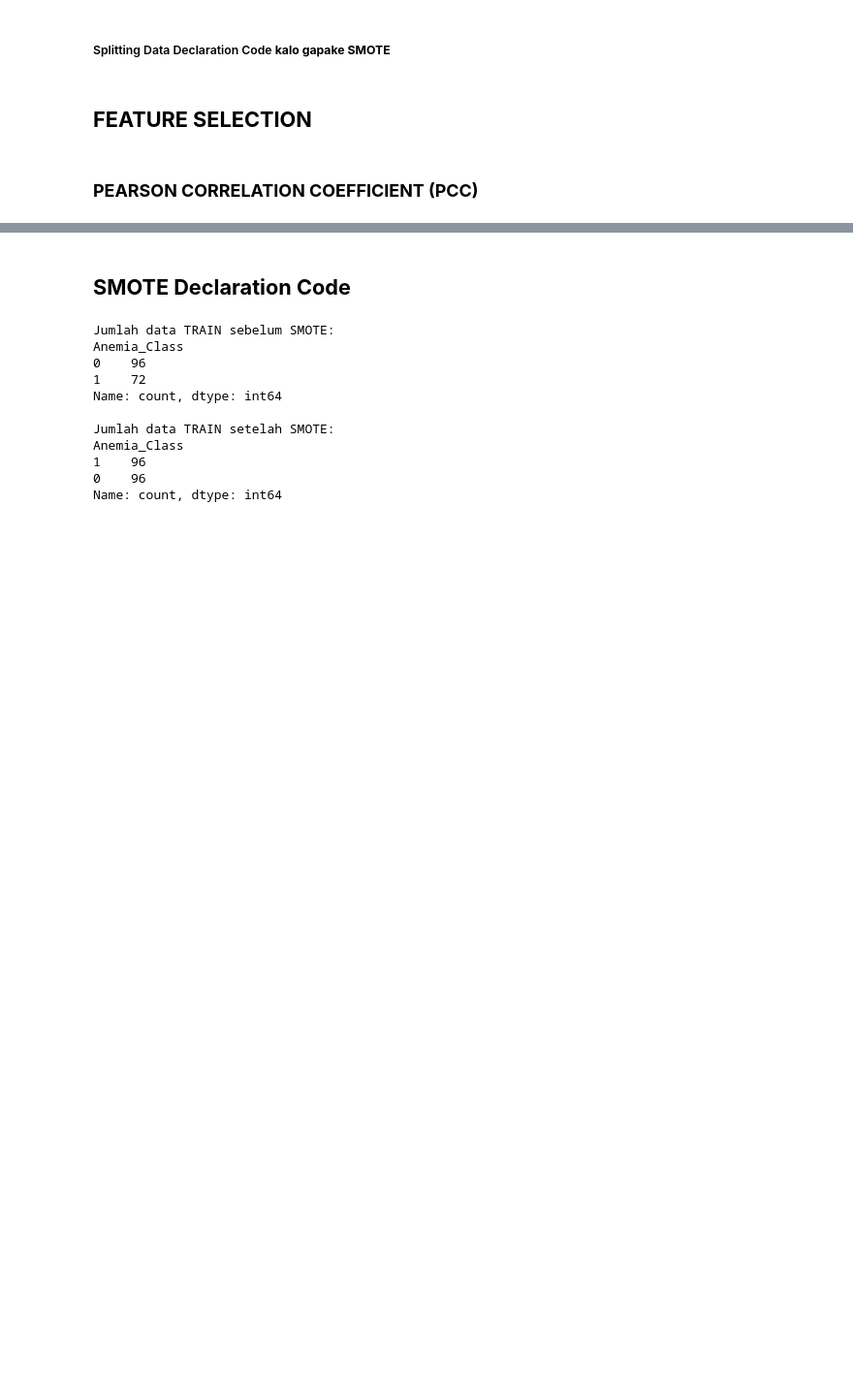
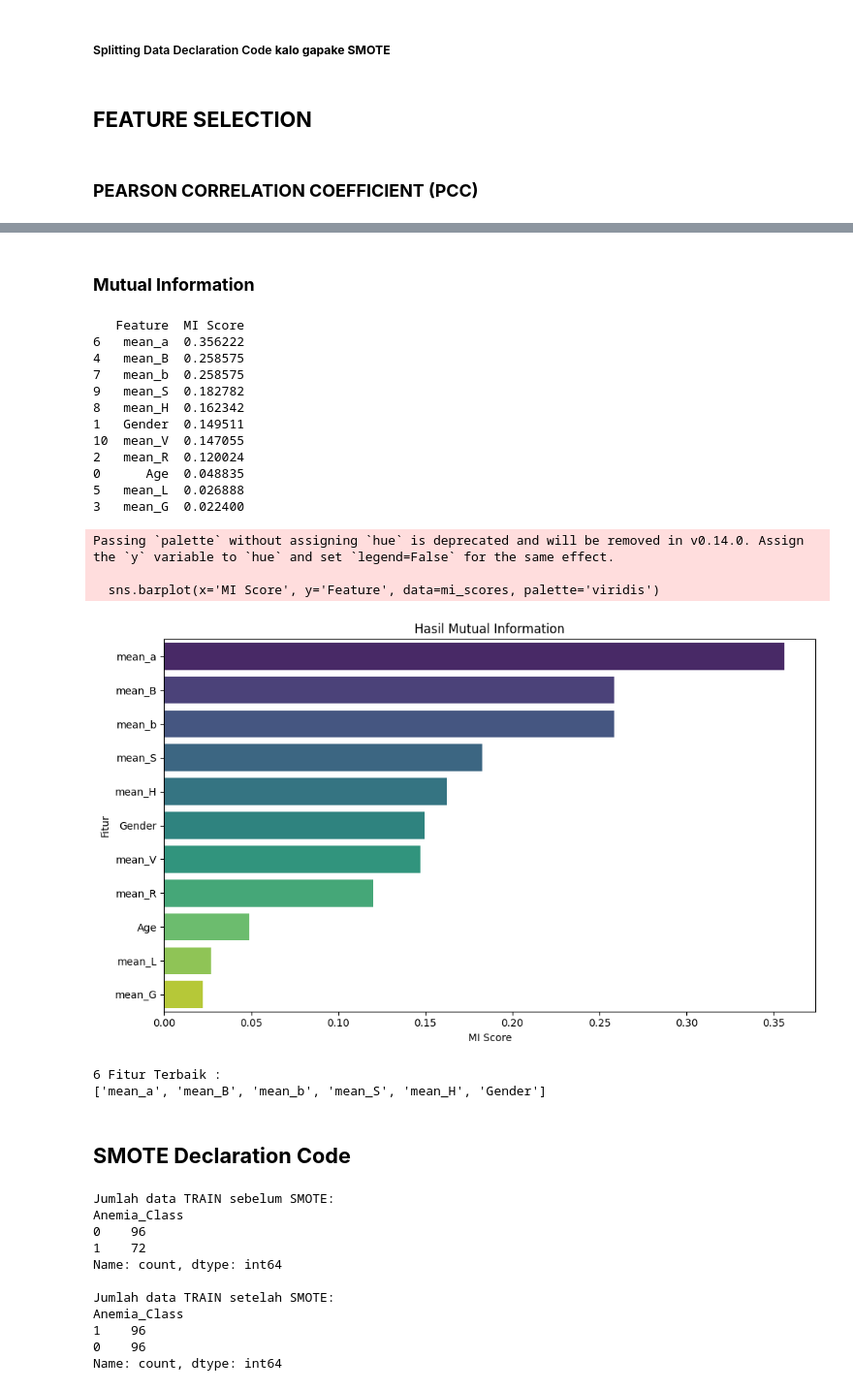
Before and after one commit to dzakwandq/TA, a Jupyter notebook: notebooks/train_hb_predict_v4.ipynb, the cells around one changed output, grey strips where cells are left out. Shown at 97% size. Saved outputs shown, nothing was run; the diff lists cells and outputs as text; code cells hidden in the pictures; blank space fills up the shorter version.

Commit message:
Nambahin Mutual Information

```diff
--- a/notebooks/train_hb_predict_v4.ipynb
+++ b/notebooks/train_hb_predict_v4.ipynb
@@ -144,3 +143,50 @@ plt.show()
+# %% [markdown]
+### **Mutual Information**
+# %%
+from sklearn.feature_selection import mutual_info_regression
+
+x = df[feature_columns]
+y = df['Hemoglobin']
+mi_scores = mutual_info_regression(x, y)
+
+mi_scores = pd.DataFrame({
+    'Feature': feature_columns,
+    'MI Score': mi_scores
+})
+
+mi_scores = mi_scores.sort_values(by='MI Score', ascending=False)
+print(mi_scores)
+
+plt.figure(figsize=(10, 6))
+sns.barplot(x='MI Score', y='Feature', data=mi_scores, palette='viridis')
+plt.title('Hasil Mutual Information')
+plt.xlabel('MI Score')
+plt.ylabel('Fitur')
+plt.tight_layout()
+plt.show()
+
+top_6_features = mi_scores['Feature'].head(6).tolist()
+print("\n6 Fitur Terbaik :")
+print(top_6_features)
+# %% [output]
+   Feature  MI Score
+6   mean_a  0.356222
+4   mean_B  0.258575
+7   mean_b  0.258575
+9   mean_S  0.182782
+8   mean_H  0.162342
+1   Gender  0.149511
+10  mean_V  0.147055
+2   mean_R  0.120024
+0      Age  0.048835
+5   mean_L  0.026888
+3   mean_G  0.022400
+Passing `palette` without assigning `hue` is deprecated and will be removed in v0.14.0. Assign the `y` variable to `hue` and set `legend=False` for the same effect.
+
+  sns.barplot(x='MI Score', y='Feature', data=mi_scores, palette='viridis')
+[figure, added]
+6 Fitur Terbaik :
+['mean_a', 'mean_B', 'mean_b', 'mean_S', 'mean_H', 'Gender']
 # %% [markdown]
 ## **SMOTE Declaration Code**
 # %%
```
Also changed, not shown: parts of 4 cells of this notebook.
